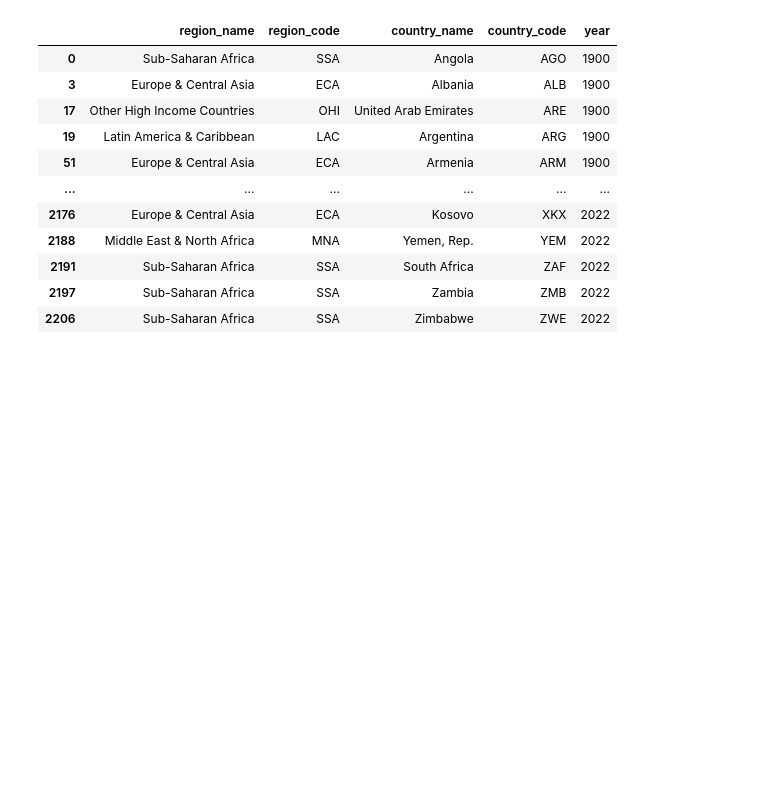
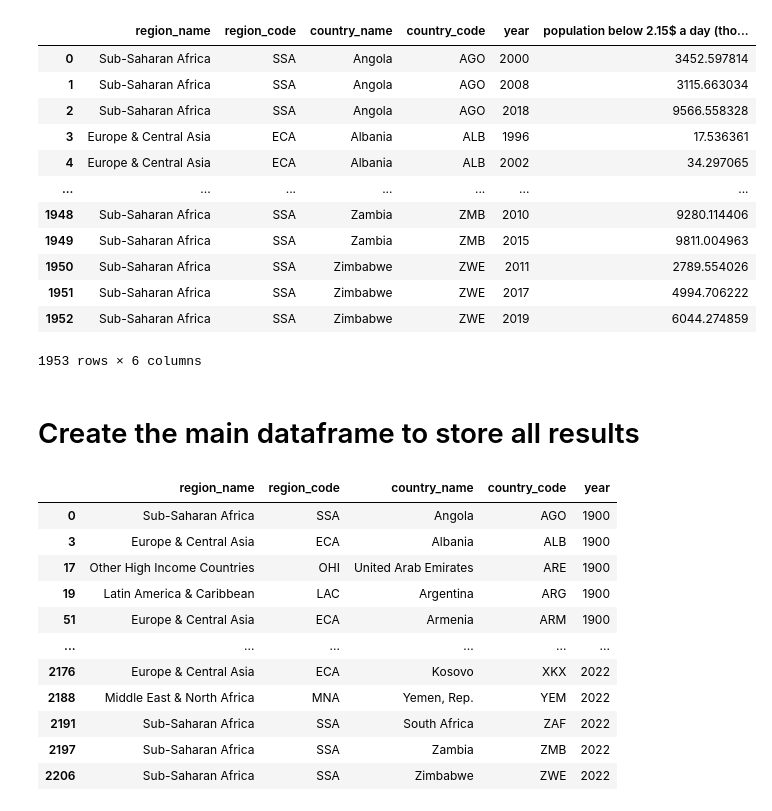
Before and after one commit to RomainBdt/Global-World-Trend, a Jupyter notebook: SDG_development_main.ipynb, the cells around one changed output. Saved outputs shown, nothing was run; the diff lists cells and outputs as text; code cells hidden in the pictures; blank space fills up the shorter version.

```diff
--- a/SDG_development_main.ipynb
+++ b/SDG_development_main.ipynb
@@ -26,3 +37,46 @@ df_region_country
+# %%
+# Keep only national data (remove rural or urban only data)
+df_pip = df_pip[df_pip['reporting_level'] == 'national']
+
+# Drop duplicates having welfare_type = "consumption"
+df_pip = df_pip[~((df_pip[['country_name', 'country_code', 'reporting_year']].duplicated(keep=False)) &
+                  (df_pip['welfare_type'] == "consumption"))
+                ].reset_index(drop=True)
+
+# Calculate population below 2.15$ a day
+df_pip['population below 2.15$ a day (thousands)'] = (
+    df_pip['headcount'] *
+    df_pip.merge(
+        df_pop[['ISO3 Alpha-code', 'Year', 'Total Population, as of 1 January (thousands)']].dropna(),
+        how='left',
+        left_on=['country_code', 'reporting_year'],
+        right_on=['ISO3 Alpha-code', 'Year'],
+        validate='one_to_one')
+    ['Total Population, as of 1 January (thousands)']
+    .astype(float)
+    )
+
+# Keep only relevant columns and rename it
+df_pip = df_pip[['region_name', 'region_code', 'country_name', 'country_code', 'reporting_year', 'population below 2.15$ a day (thousands)']]
+df_pip.rename(columns={'reporting_year':'year'}, inplace=True)
+
+df_pip
+# %% [output]
+|  | region_name | region_code | country_name | country_code | year | population below 2.15$ a day (tho... |
+| 0 | Sub-Saharan Africa | SSA | Angola | AGO | 2000 | 3452.597814 |
+| 1 | Sub-Saharan Africa | SSA | Angola | AGO | 2008 | 3115.663034 |
+| 2 | Sub-Saharan Africa | SSA | Angola | AGO | 2018 | 9566.558328 |
+| 3 | Europe & Central Asia | ECA | Albania | ALB | 1996 | 17.536361 |
+| 4 | Europe & Central Asia | ECA | Albania | ALB | 2002 | 34.297065 |
+| ... | ... | ... | ... | ... | ... | ... |
+| 1948 | Sub-Saharan Africa | SSA | Zambia | ZMB | 2010 | 9280.114406 |
+| 1949 | Sub-Saharan Africa | SSA | Zambia | ZMB | 2015 | 9811.004963 |
+| 1950 | Sub-Saharan Africa | SSA | Zimbabwe | ZWE | 2011 | 2789.554026 |
+| 1951 | Sub-Saharan Africa | SSA | Zimbabwe | ZWE | 2017 | 4994.706222 |
+| 1952 | Sub-Saharan Africa | SSA | Zimbabwe | ZWE | 2019 | 6044.274859 |
+1953 rows × 6 columns
+# %% [markdown]
+# Create the main dataframe to store all results
 # %%
 # Create the main dataframe to store all results
 df = pd.DataFrame(columns=['region_name', 'region_code', 'country_name', 'country_code'])
```
Also changed, not shown: parts of 29 cells of this notebook, 1 other file.
